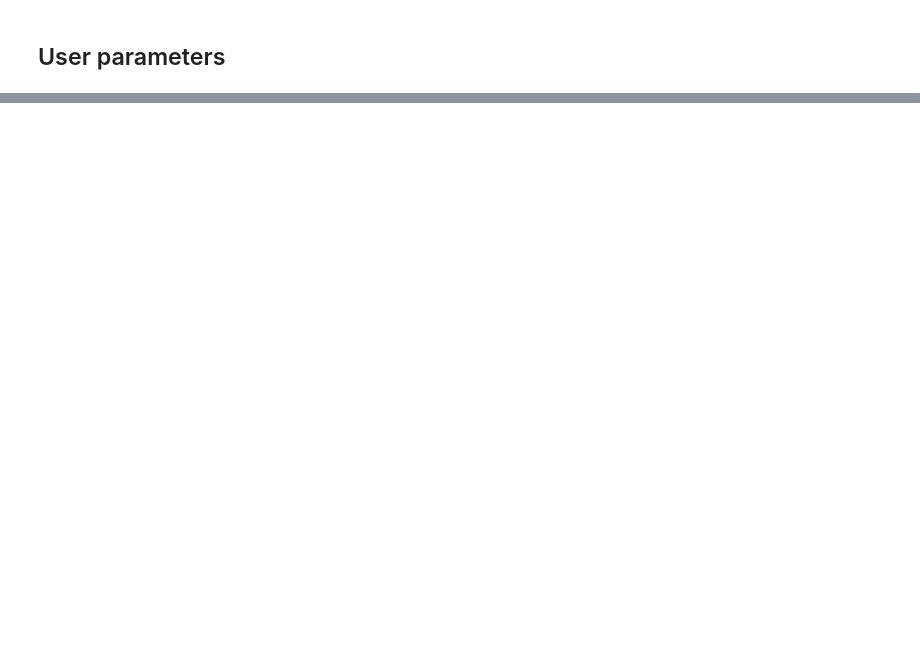
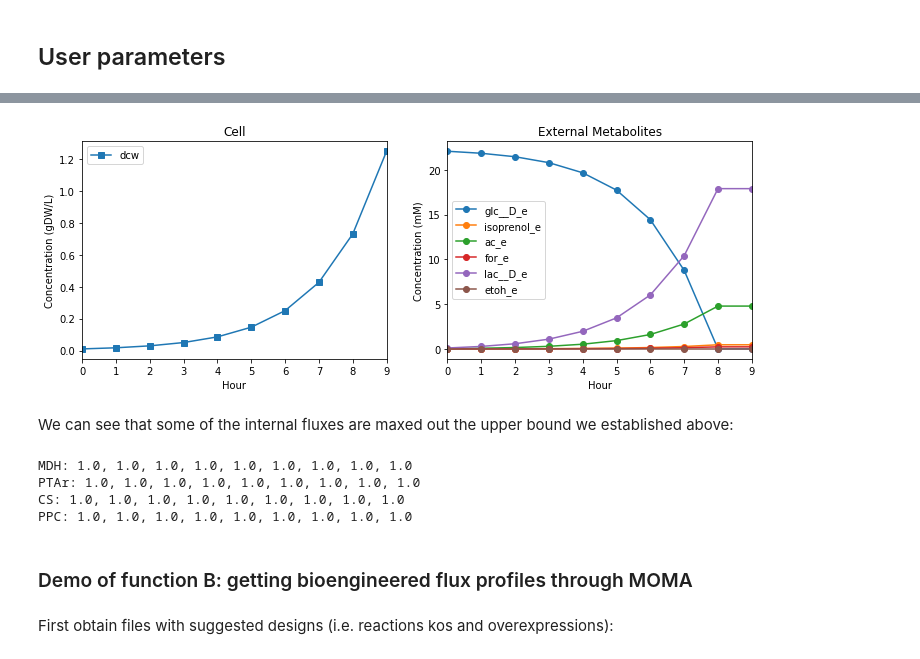
Before and after one commit to juanneilson/multiomicspaper, a Jupyter notebook: OMG_restructure_notebook.ipynb, the cells around one changed output, grey strips where cells are left out. Saved outputs shown, nothing was run; the diff lists cells and outputs as text; code cells hidden in the pictures; blank space fills up the shorter version.

Commit message:
Refactored library in jupyter notebook, except function C

```diff
--- a/OMG_restructure_notebook.ipynb
+++ b/OMG_restructure_notebook.ipynb
@@ -482,0 +433,8 @@ dtype: float64
+# %%
+iso = 'EX_isoprenol_e'
+iso_cons = model.problem.Constraint(model.reactions.EX_isoprenol_e.flux_expression,lb = 0.20)
+model.add_cons_vars(iso_cons)
+for_cons = model.problem.Constraint(model.reactions.EX_for_e.flux_expression,lb = 0.10)
+model.add_cons_vars(for_cons)
+o2_cons = model.problem.Constraint(model.reactions.EX_o2_e.flux_expression,lb = -8.0)
+model.add_cons_vars(o2_cons)
@@ -482,0 +443,5 @@ dtype: float64
+# %%
+CC_rxn_names = ['ACCOAC','MDH','PTAr','CS','ACACT1r','PPC','PPCK','PFL']
+for reaction in CC_rxn_names:
+    reaction_constraint = model.problem.Constraint(model.reactions.get_by_id(reaction).flux_expression,lb = -1.0,ub =  1.0)
+    model.add_cons_vars(reaction_constraint)
@@ -482,0 +452,7 @@ dtype: float64
+# %%
+t0 = user_params['timestart']
+tf = user_params['timestop']
+points = user_params['numpoints']
+tspan, delt = np.linspace(t0, tf, points, dtype='float64', retstep=True)
+
+grid =(tspan, delt)
@@ -482,0 +461,3 @@ dtype: float64
+# %%
+solution_TS, model_TS, cell, Emets, Erxn2Emet = \
+    get_flux_time_series(model, user_params['ext_metabolites'], grid)
@@ -482,0 +488,18 @@ dtype: float64
+# %%
+plot_DO_extmets(cell, Emets[['glc__D_e','isoprenol_e','ac_e','for_e','lac__D_e','etoh_e']])
+# %% [output]
+[figure, added]
+# %% [markdown]
+We can see that some of the internal fluxes are maxed out the upper bound we established above:
+# %%
+for rxn in ['MDH','PTAr','CS','PPC']:
+    print(str(rxn)+": "+ ', '.join([str(solution_TS[i].fluxes['CS']) for i in range(len(solution_TS))]))
+# %% [output]
+MDH: 1.0, 1.0, 1.0, 1.0, 1.0, 1.0, 1.0, 1.0, 1.0
+PTAr: 1.0, 1.0, 1.0, 1.0, 1.0, 1.0, 1.0, 1.0, 1.0
+CS: 1.0, 1.0, 1.0, 1.0, 1.0, 1.0, 1.0, 1.0, 1.0
+PPC: 1.0, 1.0, 1.0, 1.0, 1.0, 1.0, 1.0, 1.0, 1.0
+# %% [markdown]
+### Demo of function B: getting bioengineered flux profiles through MOMA
+# %% [markdown]
+First obtain files with suggested designs (i.e. reactions kos and overexpressions):
```
Also changed, not shown: parts of 68 cells of this notebook, 1 other file.
